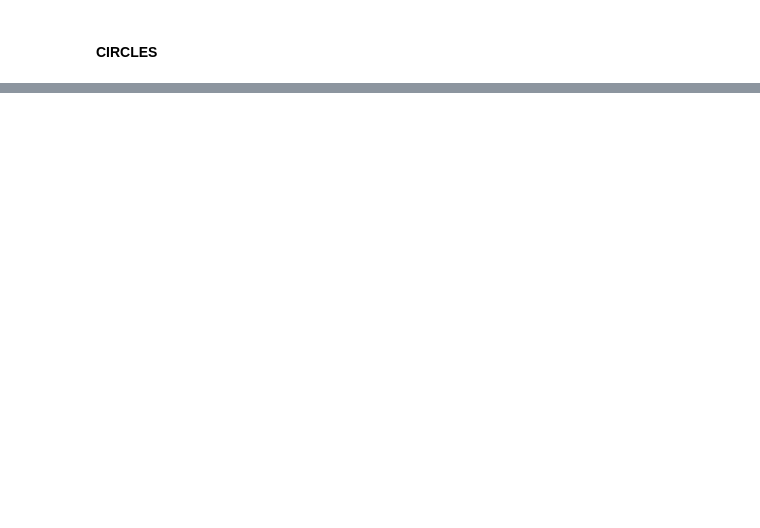
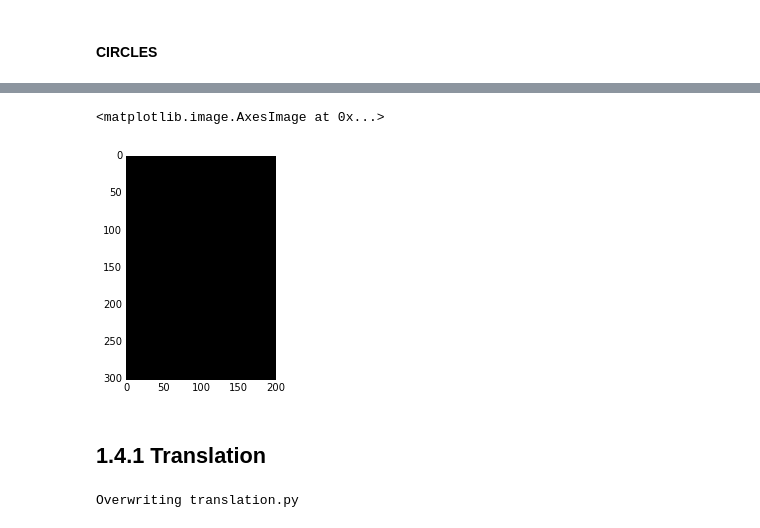
Before and after one commit to YaroslavSchubert/pyimagegurus, a Jupyter notebook: pyimagegurus.ipynb, the cells around one changed output, grey strips where cells are left out. Saved outputs shown, nothing was run; the diff lists cells and outputs as text; code cells hidden in the pictures; blank space fills up the shorter version.

```diff
--- a/pyimagegurus.ipynb
+++ b/pyimagegurus.ipynb
@@ -192,0 +201,7 @@ plt.imshow(canvas)
+# %%
+plt.imshow(np.zeros((300,200,3)))
+# %% [output]
+<matplotlib.image.AxesImage at 0x...>
+[figure, added]
+# %% [markdown]
+## 1.4.1 Translation
@@ -192,0 +211,36 @@ plt.imshow(canvas)
+# %%
+%%writefile translation.py
+
+# import the necessary packages
+import numpy as np
+import argparse
+import imutils
+import cv2
+
+# construct the argument parser and parse the arguments
+ap = argparse.ArgumentParser()
+ap.add_argument("-i", "--image", required=True, help="Path to the image")
+args = vars(ap.parse_args())
+
+# load the image and show it
+image = cv2.imread(args["image"])
+cv2.imshow("Original", image)
+
+# NOTE: Translating (shifting) an image is given by a NumPy matrix in
+# the form:
+#	[[1, 0, shiftX], [0, 1, shiftY]]
+# You simply need to specify how many pixels you want to shift the image
+# in the X and Y direction -- let's translate the image 25 pixels to the
+# right and 50 pixels down
+M = np.float32([[1, 0, 25], [0, 1, 50]])
+shifted = cv2.warpAffine(image, M, (image.shape[1], image.shape[0]))
+cv2.imshow("Shifted Down and Right", shifted)
+
+# now, let's shift the image 50 pixels to the left and 90 pixels up, we
+# accomplish this using negative values
+M = np.float32([[1, 0, -50], [0, 1, -90]])
+shifted = cv2.warpAffine(image, M, (image.shape[1], image.shape[0]))
+cv2.imshow("Shifted Up and Left", shifted)
+cv2.waitKey(0)
+# %% [output]
+Overwriting translation.py
```
Also changed, not shown: parts of 65 cells of this notebook, 4 other files.
